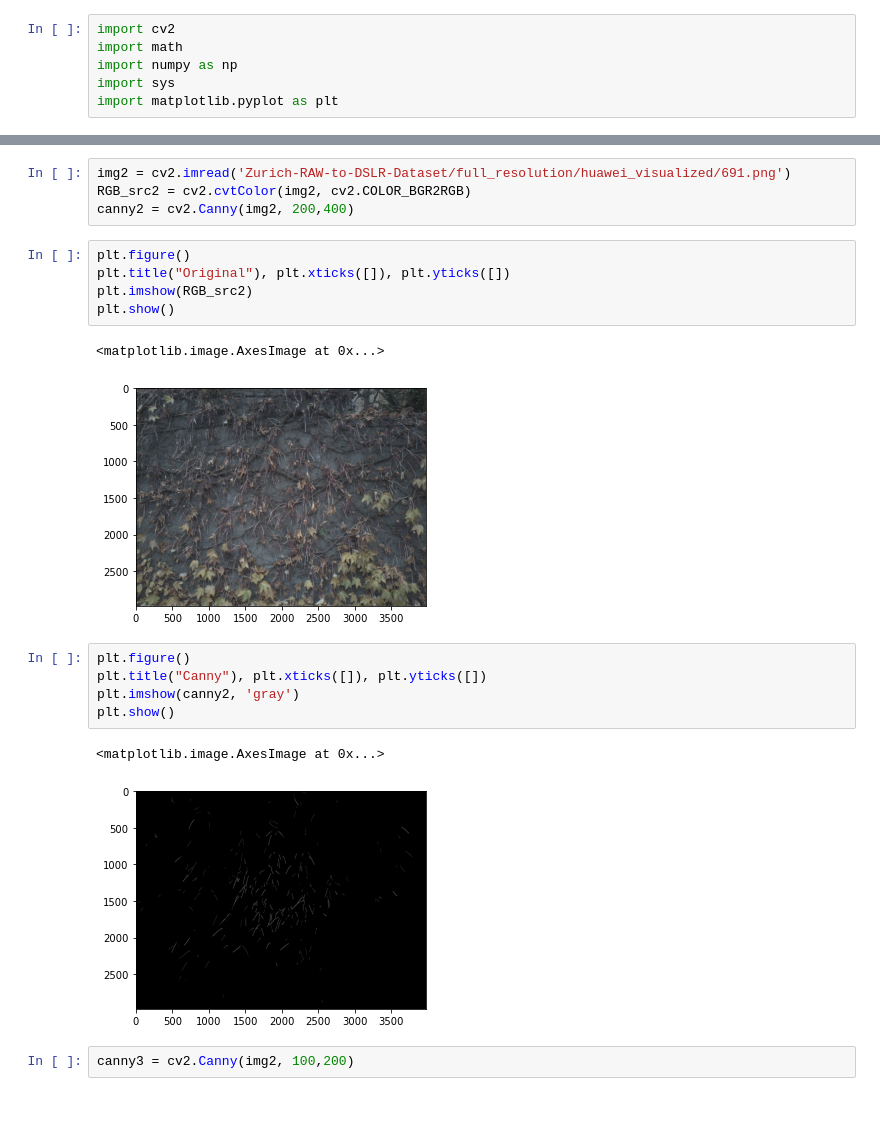
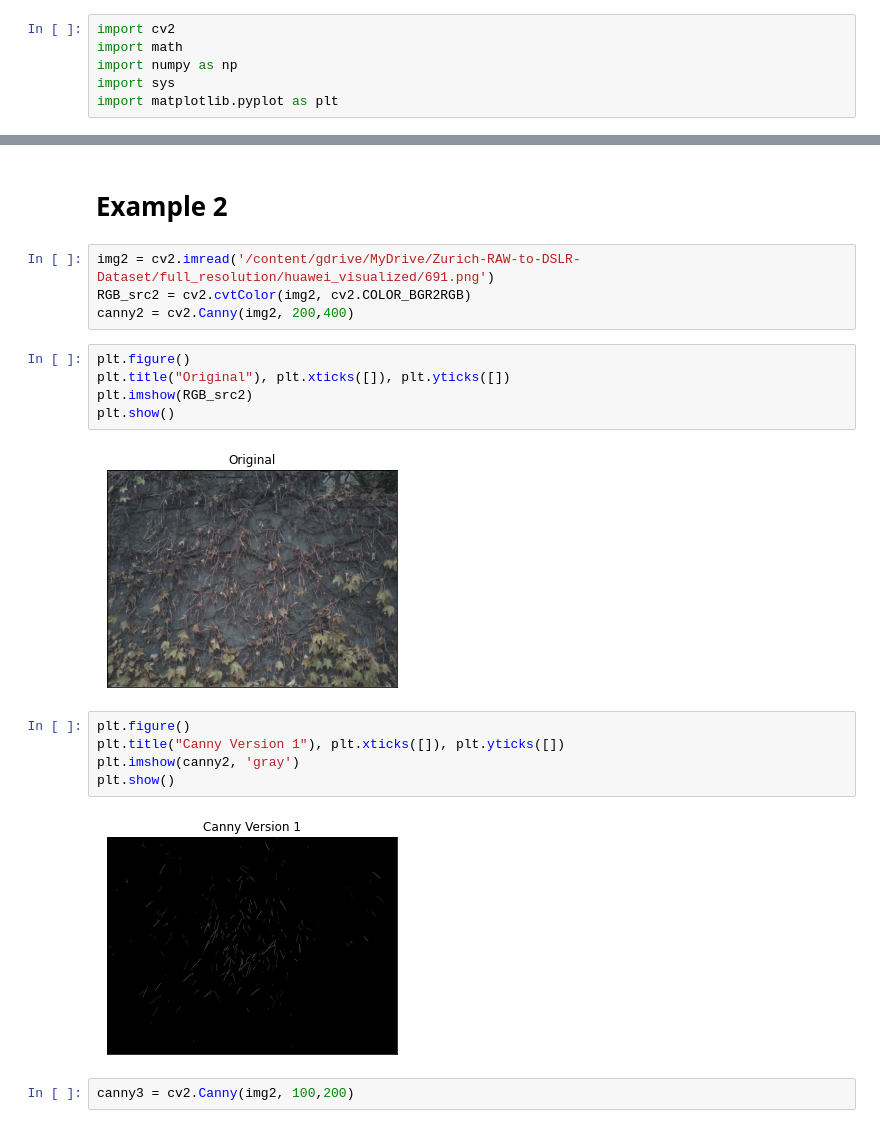
Before and after one commit to uol-mediaprocessing-202021/medienverarbeitung-b-color-and-tone-correction, a Jupyter notebook: Canny.ipynb, the cells around one changed output, grey strips where cells are left out. Saved outputs shown, nothing was run; the diff lists cells and outputs as text.

Commit message:
divided into individual examples and adapted to Google Colab

```diff
--- a/Canny.ipynb
+++ b/Canny.ipynb
@@ -26,5 +36,7 @@ plt.imshow(canny, 'gray')
+# %% [markdown]
+# Example 2
 # %%
-img2 = cv2.imread('Zurich-RAW-to-DSLR-Dataset/full_resolution/huawei_visualized/691.png')
+img2 = cv2.imread('/content/gdrive/MyDrive/Zurich-RAW-to-DSLR-Dataset/full_resolution/huawei_visualized/691.png')
 RGB_src2 = cv2.cvtColor(img2, cv2.COLOR_BGR2RGB)
 canny2 = cv2.Canny(img2, 200,400)
 # %%
@@ -33,16 +45,14 @@ plt.title("Original"), plt.xticks([]), plt.yticks([])
 plt.imshow(RGB_src2)
 plt.show()
 # %% [output]
-<matplotlib.image.AxesImage at 0x...>
-[figure, old version]
+[figure, new version]
 # %%
 plt.figure()
-plt.title("Canny"), plt.xticks([]), plt.yticks([])
+plt.title("Canny Version 1"), plt.xticks([]), plt.yticks([])
 plt.imshow(canny2, 'gray')
 plt.show()
 # %% [output]
-<matplotlib.image.AxesImage at 0x...>
-[figure, old version]
+[figure, new version]
 # %%
 canny3 = cv2.Canny(img2, 100,200)
 # %%
```
Also changed, not shown: parts of 13 cells of this notebook.
